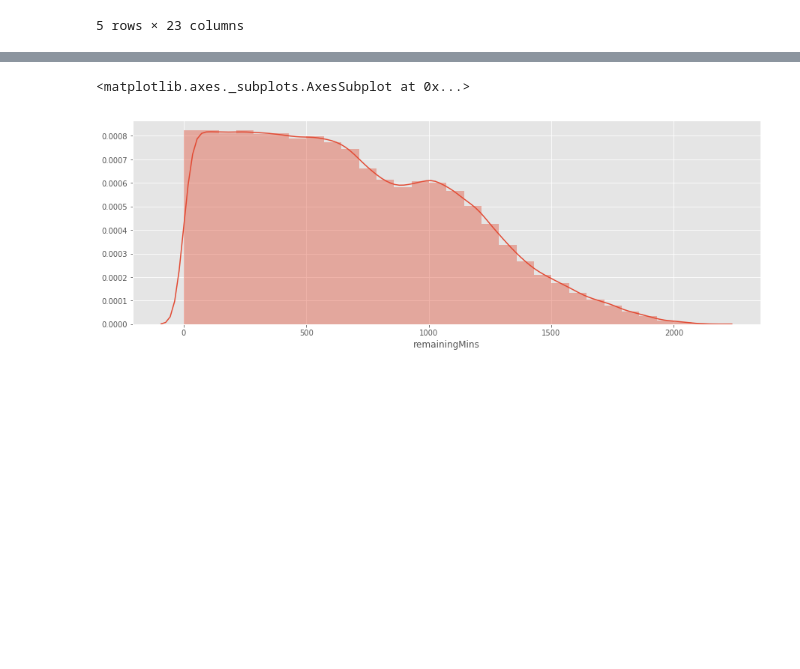
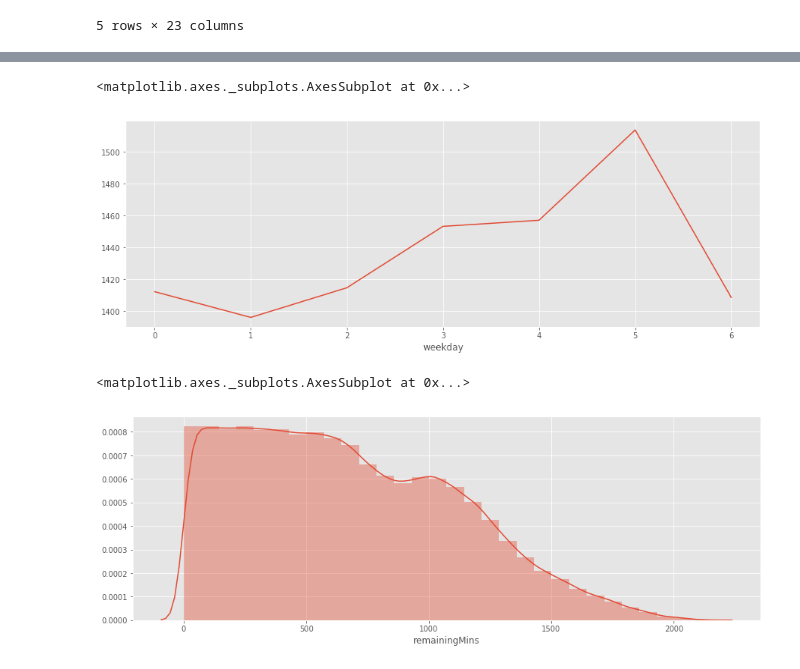
Before and after one commit to jank324/ais-predictor, a Jupyter notebook: data/filter ROT-HAM data.ipynb, the cells around one changed output, grey strips where cells are left out. Drawn from its saved outputs; the diff is of its cells as text; code cells hidden in the pictures; blank space fills up the shorter version.

```diff
--- a/data/filter ROT-HAM data.ipynb
+++ b/data/filter ROT-HAM data.ipynb
@@ -205,3 +205,8 @@ ais_dists.head()
 | 3 | 21109 | 51.94 | 4.05 | 2016-01-21 04:32:00 | 53.53 | 9.91 | 2016-01-22 05:09:00 | 2016-01-21 22:07:00 | ... |
 | 4 | 21109 | 51.94 | 4.05 | 2016-01-21 04:32:00 | 53.53 | 9.91 | 2016-01-22 05:09:00 | 2016-01-21 22:08:00 | ... |
 5 rows × 23 columns
+# %%
+ais_tfeats = ais_dists
+ais_tfeats.is_copy = False
+
+ais_tfeats['weekday'] = ais_tfeats['time'].dt.dayofweek
@@ -208,2 +225,7 @@ ais_dists.head()
+# %%
+ais_tfeats.groupby('weekday')['TravelTimeMins'].mean().plot(figsize = (15, 5))
+# %% [output]
+<matplotlib.axes._subplots.AxesSubplot at 0x...>
+[figure, added]
 # %%
 plt.figure(figsize = (15, 5))
```
Also changed, not shown: parts of 10 cells of this notebook.
